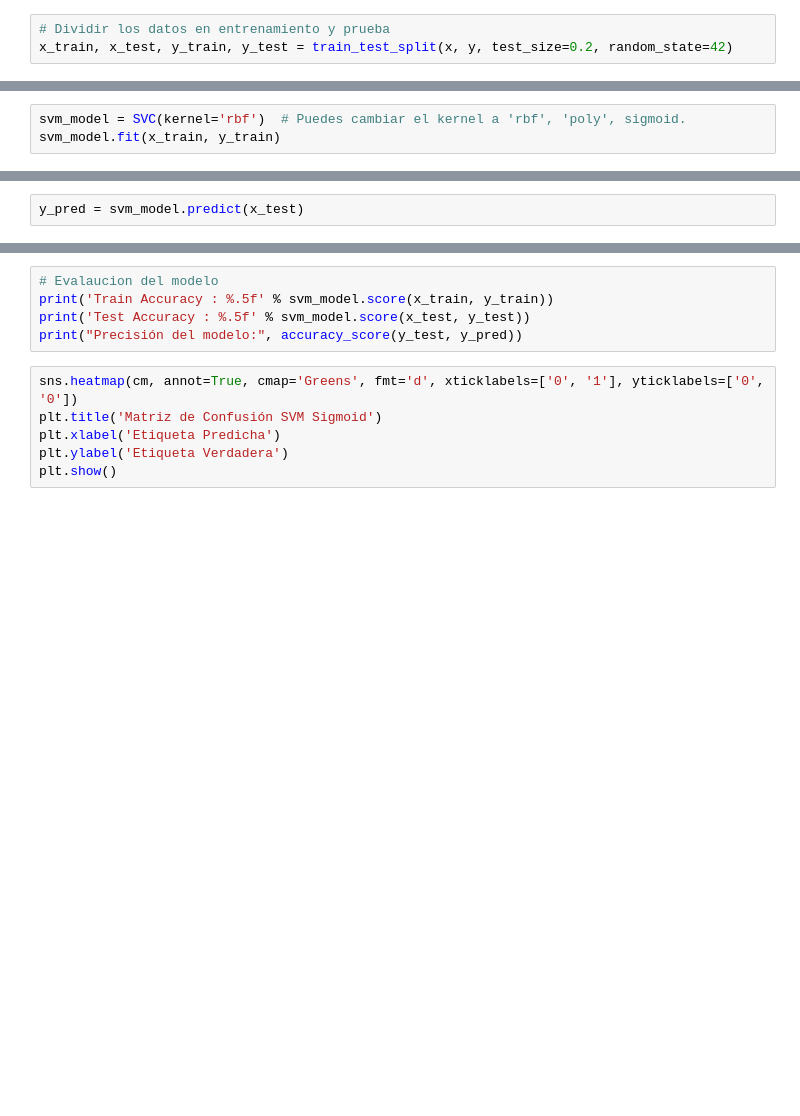
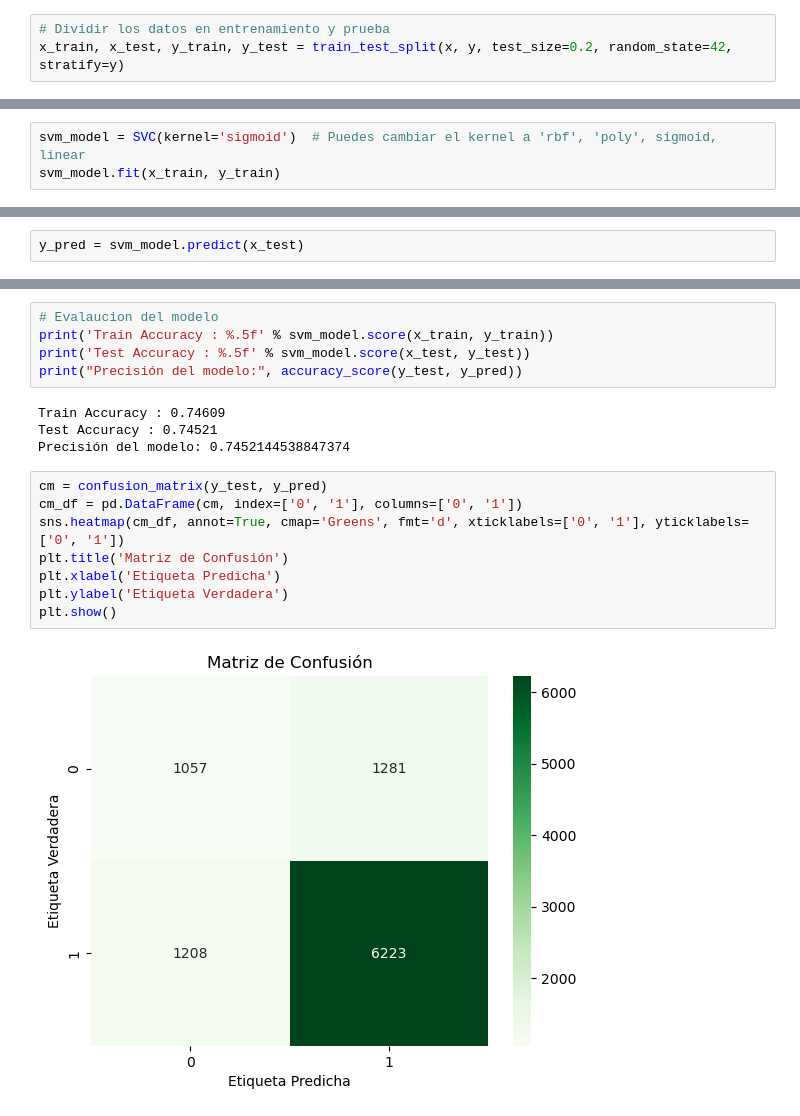
Before and after one commit to SebastianTorres12/Despliegue, a Jupyter notebook: Modelos/SVM.ipynb, the cells around one changed output, grey strips where cells are left out. Saved outputs shown, nothing was run; the diff lists cells and outputs as text; blank space fills up the shorter version.

```diff
--- a/Modelos/SVM.ipynb
+++ b/Modelos/SVM.ipynb
@@ -27,10 +58,10 @@ y
 # %%
 # Dividir los datos en entrenamiento y prueba
-x_train, x_test, y_train, y_test = train_test_split(x, y, test_size=0.2, random_state=42)
+x_train, x_test, y_train, y_test = train_test_split(x, y, test_size=0.2, random_state=42, stratify=y)
 # %%
 scaler = MinMaxScaler()
 x_train = scaler.fit_transform(x_train)
 x_test = scaler.transform(x_test)
 # %%
-svm_model = SVC(kernel='rbf')  # Puedes cambiar el kernel a 'rbf', 'poly', sigmoid.
+svm_model = SVC(kernel='sigmoid')  # Puedes cambiar el kernel a 'rbf', 'poly', sigmoid, linear
 svm_model.fit(x_train, y_train)
@@ -44,9 +91,17 @@ print("Confusion Matrix:\n", confusion_matrix(y_test, y_pred))
 print('Train Accuracy : %.5f' % svm_model.score(x_train, y_train))
 print('Test Accuracy : %.5f' % svm_model.score(x_test, y_test))
 print("Precisión del modelo:", accuracy_score(y_test, y_pred))
+# %% [output]
+Train Accuracy : 0.74609
+Test Accuracy : 0.74521
+Precisión del modelo: 0.7452144538847374
 # %%
-sns.heatmap(cm, annot=True, cmap='Greens', fmt='d', xticklabels=['0', '1'], yticklabels=['0', '0'])
-plt.title('Matriz de Confusión SVM Sigmoid')
+cm = confusion_matrix(y_test, y_pred)
+cm_df = pd.DataFrame(cm, index=['0', '1'], columns=['0', '1'])
+sns.heatmap(cm_df, annot=True, cmap='Greens', fmt='d', xticklabels=['0', '1'], yticklabels=['0', '1'])
+plt.title('Matriz de Confusión')
 plt.xlabel('Etiqueta Predicha')
 plt.ylabel('Etiqueta Verdadera')
 plt.show()
+# %% [output]
+[figure, added]
```
Also changed, not shown: parts of 6 cells of this notebook, 5 other files.
